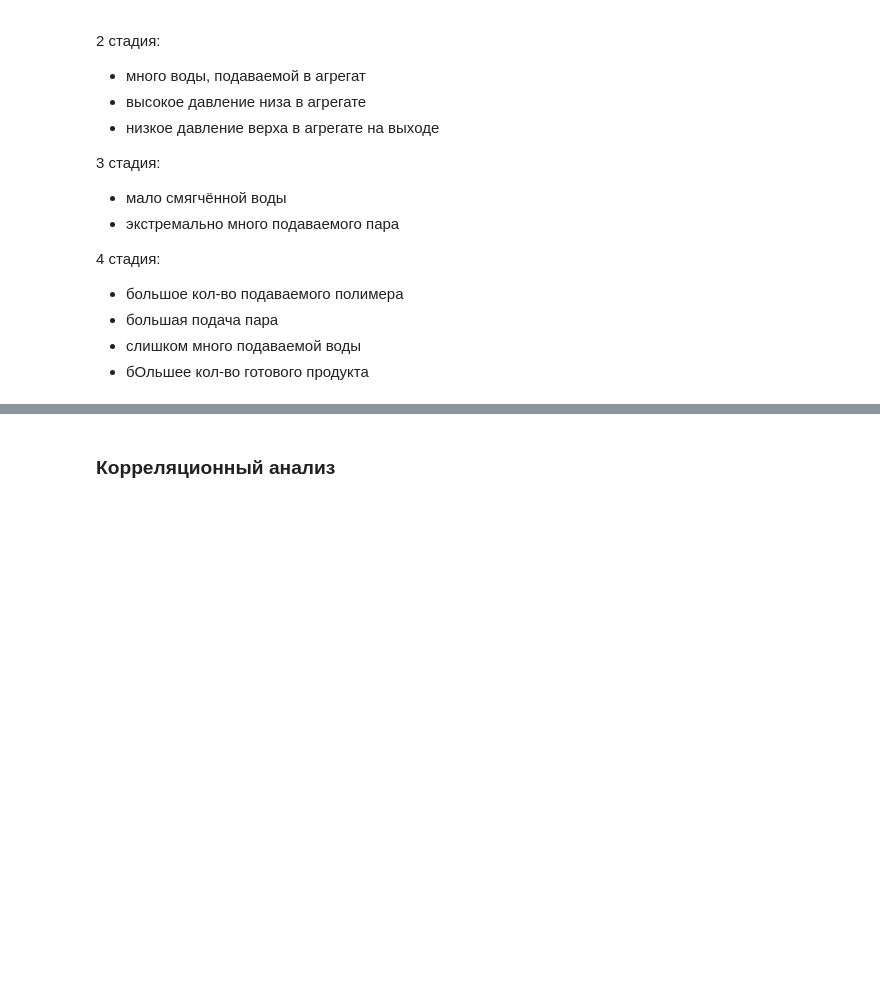
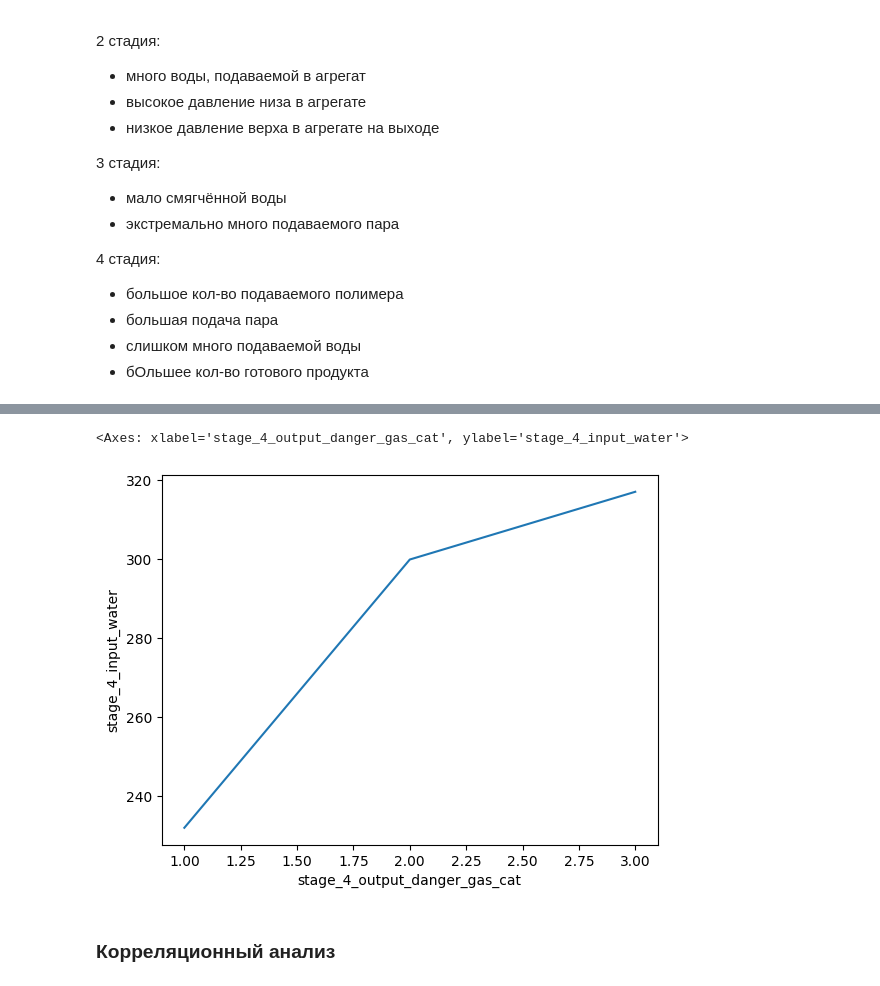
Before and after one commit to alinkalina/ad-ecology-project, a Jupyter notebook: project.ipynb, the cells around one changed output, grey strips where cells are left out. Drawn from its saved outputs; the diff is of its cells as text; code cells hidden in the pictures; blank space fills up the shorter version.

```diff
--- a/project.ipynb
+++ b/project.ipynb
@@ -164,3 +329,8 @@ df.groupby('stage_4_output_danger_gas_cat').mean(numeric_only=True)
+# %%
+sns.lineplot(data=df.groupby('stage_4_output_danger_gas_cat')['stage_4_input_water'].mean())
+# %% [output]
+<Axes: xlabel='stage_4_output_danger_gas_cat', ylabel='stage_4_input_water'>
+[figure, added]
 # %% [markdown]
 ### Корреляционный анализ
 # %%
```
Also changed, not shown: parts of 41 cells of this notebook, 1 other file.
